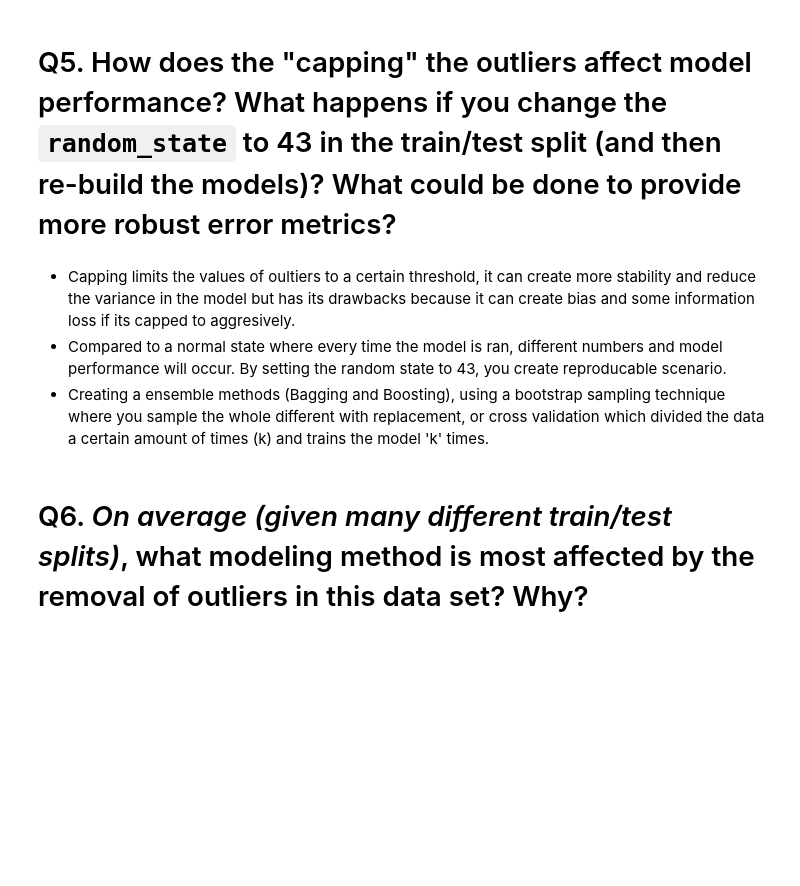
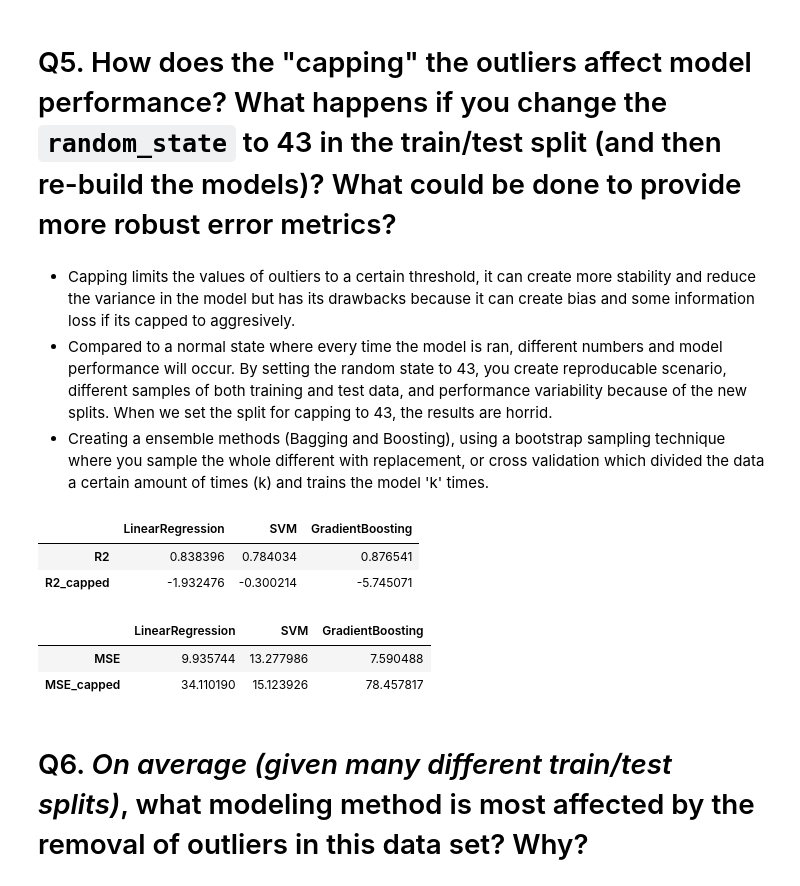
Before and after one commit to EviIius/DSBA6010, a Jupyter notebook: HW1/hw1_outlier_detection_Jake.ipynb, the cells around one changed output. Cells and saved outputs as stored; diff of their text form; code cells hidden in the pictures; blank space fills up the shorter version.

```diff
--- a/HW1/hw1_outlier_detection_Jake.ipynb
+++ b/HW1/hw1_outlier_detection_Jake.ipynb
@@ -657,8 +691,53 @@ reg_gb:
 # Q5. How does the "capping" the outliers affect model performance?  What happens if you change the `random_state` to 43 in the train/test split (and then re-build the models)?  What could be done to provide more robust error metrics?
 # %% [markdown]
 - Capping limits the values of oultiers to a certain threshold, it can create more stability and reduce the variance in the model but has its drawbacks because it can create bias and some information loss if its capped to aggresively.
-- Compared to a normal state where every time the model is ran, different numbers and model performance will occur. By setting the random state to 43, you create reproducable scenario.
+- Compared to a normal state where every time the model is ran, different numbers and model performance will occur. By setting the random state to 43, you create reproducable scenario, different samples of both training and test data, and performance variability because of the new splits. When we set the split for capping to 43, the results are horrid.
 - Creating a ensemble methods (Bagging and Boosting), using a bootstrap sampling technique where you sample the whole different with replacement, or cross validation which divided the data a certain amount of times (k) and trains the model 'k' times.
+# %%
+X_train, X_test, y_train, y_test = train_test_split(
+    df.iloc[:,1:], df.iloc[:,0], test_size=0.1, random_state=43)
+# %%
+########### Linear Regression ############
+regr = linear_model.LinearRegression()
+regr.fit(df2, y_train)
+pred = regr.predict(X_test)
+reg_r2_capped = r2_score(y_test, pred)
+reg_mse_capped = mean_squared_error(y_test, pred)
+
+#################### SVM ####################
+regr_svm = make_pipeline(StandardScaler(), SVR(kernel='linear',C=1.0, epsilon=0.2))
+regr_svm.fit(df2, y_train)
+pred = regr_svm.predict(X_test)
+svm_r2_capped = r2_score(y_test, pred)
+svm_mse_capped = mean_squared_error(y_test, pred)
+
+#################### Gradient Boosting ####################
+reg_gb = GradientBoostingRegressor(random_state=0)
+reg_gb.fit(df2, y_train)
+pred = reg_gb.predict(X_test)
+gb_r2_capped = r2_score(y_test, pred)
+gb_mse_capped = mean_squared_error(y_test, pred)
+# %%
+# compare metrics: no treatment VS "capped"
+pd.DataFrame(
+    {'LinearRegression':[reg_r2,reg_r2_capped],
+        'SVM':[svm_r2, svm_r2_capped],
+        'GradientBoosting':[gb_r2, gb_r2_capped]},
+    index=['R2', 'R2_capped'])
+# %% [output]
+|  | LinearRegression | SVM | GradientBoosting |
+| R2 | 0.838396 | 0.784034 | 0.876541 |
+| R2_capped | -1.932476 | -0.300214 | -5.745071 |
+# %%
+pd.DataFrame(
+    {'LinearRegression':[reg_mse,reg_mse_capped],
+     'SVM':[svm_mse, svm_mse_capped],
+     'GradientBoosting':[gb_mse, gb_mse_capped]},
+    index=['MSE', 'MSE_capped'])
+# %% [output]
+|  | LinearRegression | SVM | GradientBoosting |
+| MSE | 9.935744 | 13.277986 | 7.590488 |
+| MSE_capped | 34.110190 | 15.123926 | 78.457817 |
 # %% [markdown]
 # Q6. *On average (given many different train/test splits)*, what modeling method is most affected by the removal of outliers in this data set?  Why?
 # %% [markdown]
```
Also changed, not shown: parts of 7 cells of this notebook.
